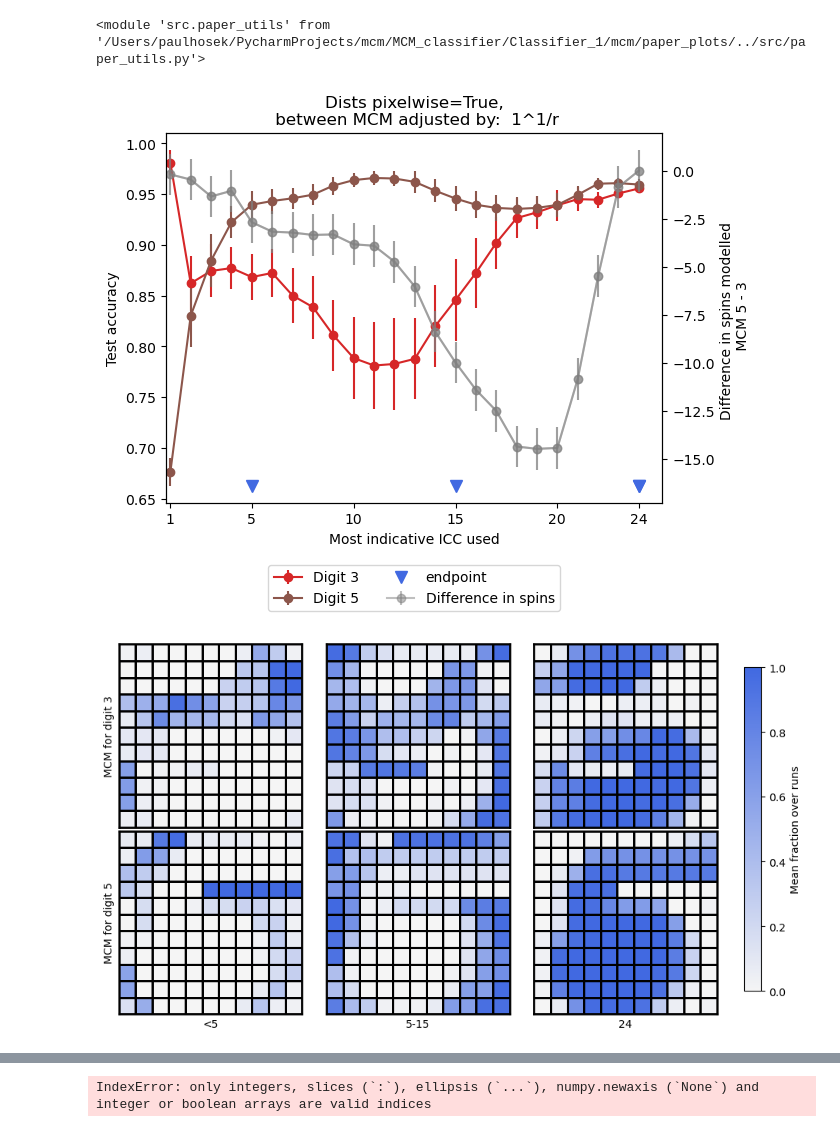
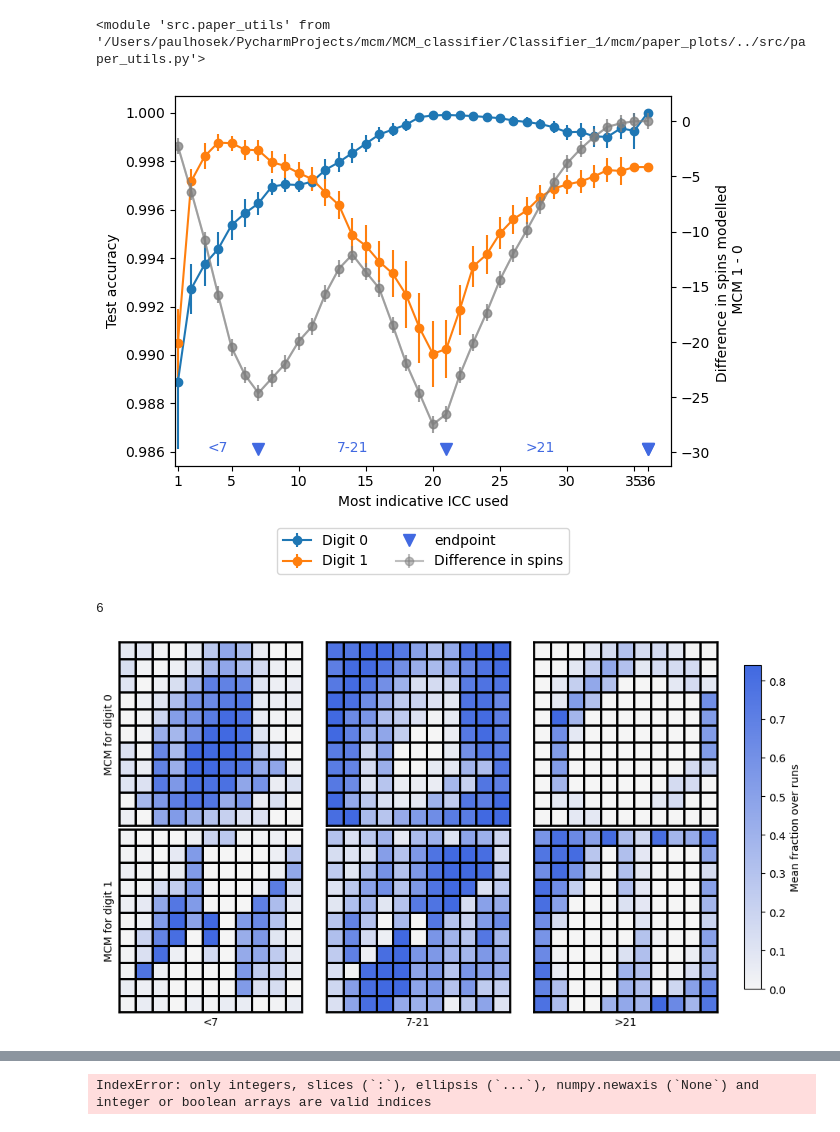
Before and after one commit to PaulHosek/MCM_classifier, a Jupyter notebook: Classifier_1/mcm/paper_plots/plots_testaccuracy_byk.ipynb, the cells around one changed output, grey strips where cells are left out. Saved outputs shown, nothing was run; the diff lists cells and outputs as text; code cells hidden in the pictures.

```diff
--- a/Classifier_1/mcm/paper_plots/plots_testaccuracy_byk.ipynb
+++ b/Classifier_1/mcm/paper_plots/plots_testaccuracy_byk.ipynb
@@ -99,7 +99,7 @@ def adjust_power1overR(all_byk_pair, all_byk_modspin):
 # %%
 sample_idx = 0
 run_idx = 0
-mcms_range = [3,5]
+mcms_range = [0,1]
 sample_sizes = [5423]
 atest_mcms = np.load(f"./data_for_plots/atest_mcms_{sample_sizes[0]}.npy")
 atest_probs = np.load(f"./data_for_plots/atest_probs_{sample_sizes[0]}.npy")
@@ -159,44 +159,70 @@ ax1.legend(title="Show digit")
 # run_nspin_diff
 
 ax2 = ax1.twinx()
 run_nspin = nestedlist2_to_numpy2d(run_nspin_diff)
 sem_nspin = stats.sem(run_nspin, axis=0, nan_policy='omit')  # Calculate the standard error of the mean
 
 confidence_interval_sem = 1.96 * sem_nspin
 ax2.errorbar(np.arange(1, run_nspin.shape[1]+1), np.nanmean(run_nspin, axis=0), yerr=confidence_interval_sem[i], fmt='-o', color="grey", alpha=.5, label="Difference in spins")
 ax2.errorbar(np.arange(1, run_nspin.shape[1]+1), np.nanmean(run_nspin, axis=0), yerr=confidence_interval_sem[i], fmt='-o', color="grey", alpha=.5)
 
 # ax2.plot(nspin_diff, color="grey", alpha=.5, label="Difference in spins")
 # ax2.axvline(np.min([len(arr) for arr in all_byk_modspin]), color="grey", alpha=.5, linestyle="--", label=f"End of shorter MCM {mcms_range[mods_long_short[1]]}")
 ax2.set_ylabel(f"Difference in spins modelled \n MCM {mcms_range[mods_long_short[0]]} - {mcms_range[mods_long_short[1]]}")
 
 # Plotting the endpoint triangles
-# Assuming 'endpoint' is a list of x positions and 'means' is a 2D array
-endpoints = (5,15,run_nspin.shape[1])
 
+
+if np.sum(mcms_range) == 1: # 0vs 1
+    endpoints = (7,21,run_nspin.shape[1])
+else:   # 3vs 5
+    endpoints = (6,14,run_nspin.shape[1])
+# Get current y-axis limits for both axes
+# y_min_ax1, y_max_ax1 = ax1.get_ylim()
+# y_min_ax2, y_max_ax2 = ax2.get_ylim()
+
+# # Calculate the new lower limit by reducing the current lower limit by 10% of the range
+# new_y_min_ax1 = y_min_ax1 - (y_max_ax1 - y_min_ax1) * 0.02
+# new_y_min_ax2 = y_min_ax2 - (y_max_ax2 - y_min_ax2) * 0.02
+
+# ax1.set_ylim(new_y_min_ax1, y_max_ax1)
+# ax2.set_ylim(new_y_min_ax2, y_max_ax2)
+
+# y_min, y_max = new_y_min_ax2, y_max_ax2
 y_min, y_max = ax2.get_ylim()  # Get the current limits of the y-axis
-for x in endpoints:
-    ax2.plot(x, y_min, 'v', color='royalblue', markersize=8)
+x_labels_endpoints = (f"<{endpoints[0]}",f"{endpoints[0]}-{endpoints[1]}",f"{'>'+str(endpoints[1])}")
+y_text_offset = (y_max - y_min)  # Calculate a small offset for the text to appear above the marker
+r_ep = [1]+list(endpoints)
+for xi, x in enumerate(endpoints):
+    # ax2.text(x-1.5, y_min*1.01, str(x_labels_endpoints[xi]), color='royalblue', ha='center')
+    ax2.text((r_ep[xi+1]+r_ep[xi])//2, y_min*1.01, str(x_labels_endpoints[xi]), color='royalblue', ha='center')
+
+    ax2.plot(x, y_min*1, 'v', color='royalblue', markersize=8)
 ax2.plot(x, y_min, 'v', color='royalblue', markersize=8,label="endpoint")
 
 lines, labels = ax1.get_legend_handles_labels()
 lines2, labels2 = ax2.get_legend_handles_labels()
 ax1.legend(lines + lines2, labels + labels2, loc="upper center",ncol=2, bbox_to_anchor=(0.5, -0.15))
 ax1.set_xticks([1]+list(np.arange(0, maxlen,5)[1:])+[maxlen])
 ax1.set_xlim(left=.8)
 
 
 
 
-plt.title(f"""Dists pixelwise={dist_map_adjust_pixelwise},\n between MCM adjusted by: {"1/2 unmoddled spins, " if adjust_by_unmodelled else ""} {"1^1/r" if adjust_by_pixelwise else ""}""")
-# plt.savefig(f"./img/testacc_icc_{mcms_range[0]}{mcms_range[1]}_nrun{nrun}", bbox_inches="tight", dpi=300)
+# plt.title(f"""Dists pixelwise={dist_map_adjust_pixelwise},\n between MCM adjusted by: {"1/2 unmoddled spins, " if adjust_by_unmodelled else ""} {"1^1/r" if adjust_by_pixelwise else ""}""")
+plt.savefig(f"./img/testacc_icc_{mcms_range[0]}{mcms_range[1]}_nrun{nrun}", bbox_inches="tight", dpi=300)
 plt.show()
 # %% [output]
-[figure, old version]
+[figure, new version]
+# %%
+r_ep
+r_ep[1] - r_ep[0]
+# %% [output]
+6
 # %%
 res = np.array(pmaps).mean(axis=0)
 cmap = myplot.cmap_to_gray("royalblue", reverse=True)
-x_labels = (f"<{endpoints[0]}",f"{endpoints[0]}-{endpoints[1]}",f"{endpoints[-1] if not endpoints[-1]==121 else '>'+str(endpoints[1])}")
+x_labels = (f"<{endpoints[0]}",f"{endpoints[0]}-{endpoints[1]}",f"{'>'+str(endpoints[1])}")
 
 fig, axs = plt.subplots(2, 3, figsize=(11, 6))
 
@@ -222,6 +248,6 @@ cbar.set_label('Mean fraction over runs')
 
 plt.savefig(f"./img/testacc_icc_pmaps{mcms_range[0]}{mcms_range[1]}_nrun{nrun}", bbox_inches="tight", dpi=300)
 # %% [output]
-[figure, old version]
+[figure, new version]
 # %%
 all_byk_pair, all_byk_modspin, comms, dists = utils.get_all_byk_pair(atest_probs, atest_mcms, mcms_range, sample_idx, i,adjust_by_size=True, return_comms=True, return_dists=True)
```
Also changed, not shown: parts of 2 cells of this notebook, 9 other files.
